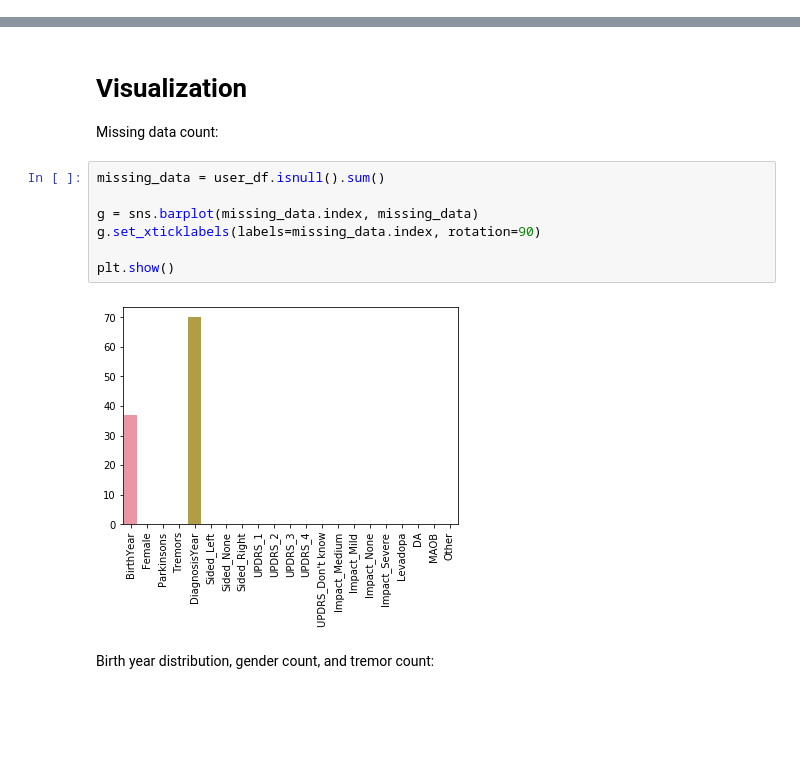
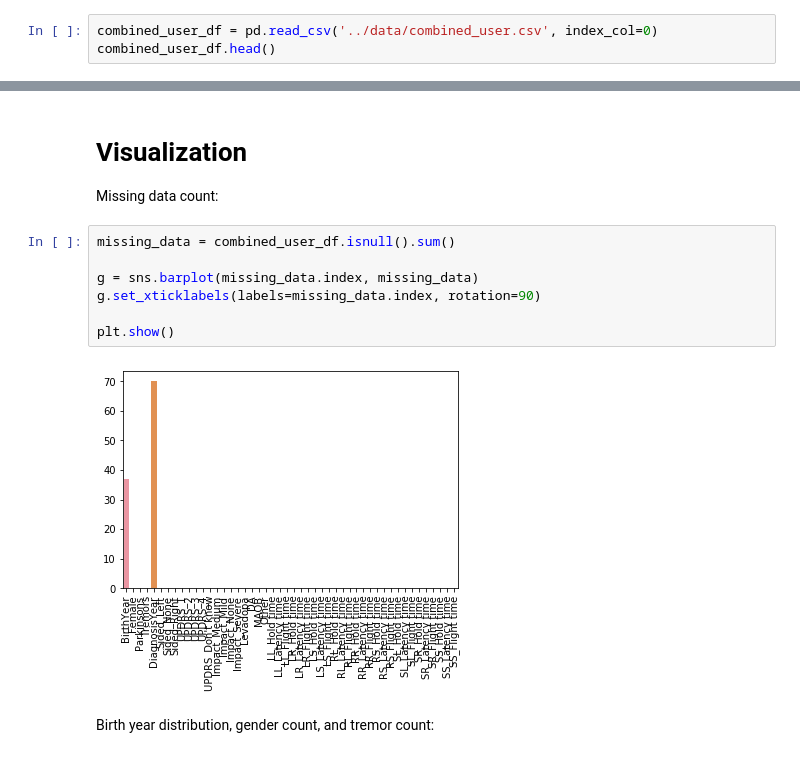
Before and after one commit to PacktPublishing/Hands-On-Application-Development-with-PyCharm, a Jupyter notebook: Chapter13/PipelineV2/notebooks/EDA.ipynb, the cells around one changed output, grey strips where cells are left out. Saved outputs shown, nothing was run; the diff lists cells and outputs as text; blank space fills up the shorter version.

```diff
--- a/Chapter13/PipelineV2/notebooks/EDA.ipynb
+++ b/Chapter13/PipelineV2/notebooks/EDA.ipynb
@@ -130,0 +15,3 @@ user_df.head()
+# %%
+combined_user_df = pd.read_csv('../data/combined_user.csv', index_col=0)
+combined_user_df.head()
@@ -133,14 +28,14 @@ user_df.head()
 
 Missing data count:
 # %%
-missing_data = user_df.isnull().sum()
+missing_data = combined_user_df.isnull().sum()
 
 g = sns.barplot(missing_data.index, missing_data)
 g.set_xticklabels(labels=missing_data.index, rotation=90)
 
 plt.show()
 # %% [output]
-[figure, old version]
+[figure, new version]
 # %% [markdown]
 Birth year distribution, gender count, and tremor count:
 # %%
```
Also changed, not shown: parts of 31 cells of this notebook, 2 other files.
